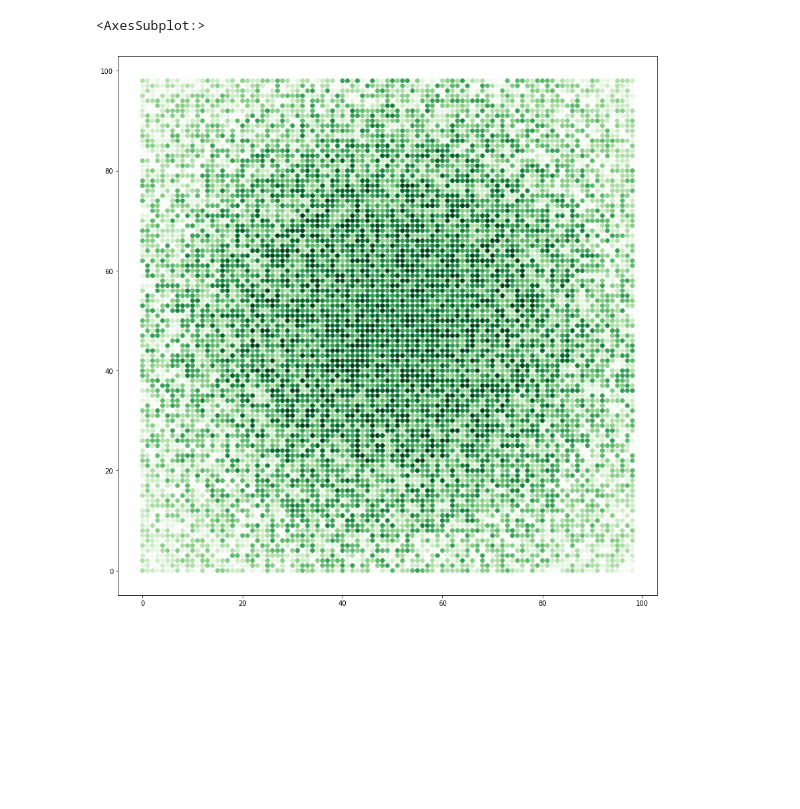
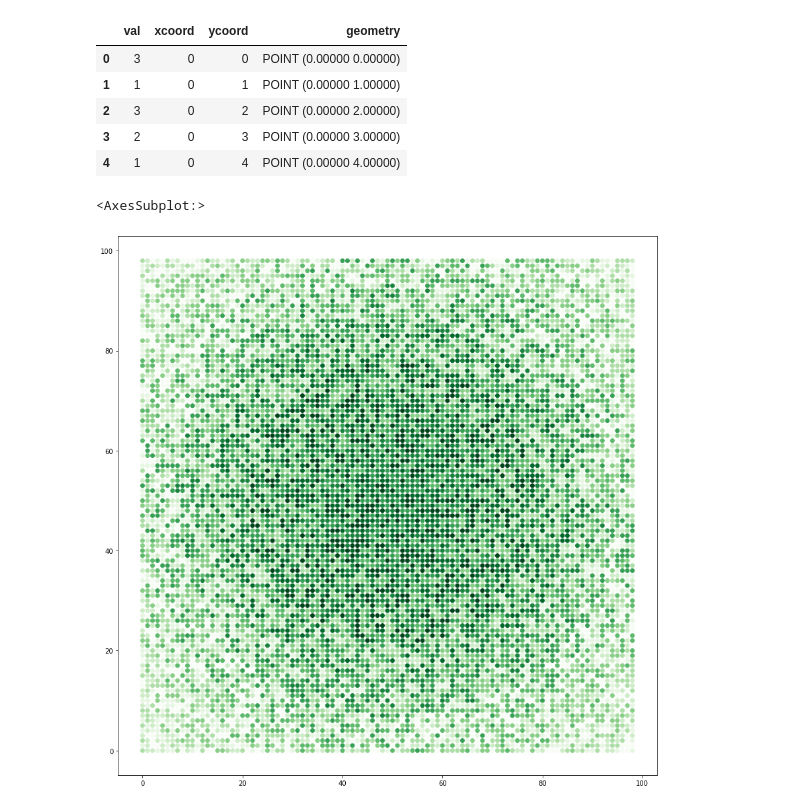
Before and after one commit to christyheaton/advent2022, a Jupyter notebook: day8.ipynb, the cells around one changed output. Drawn from its saved outputs; the diff is of its cells as text; code cells hidden in the pictures; blank space fills up the shorter version.

```diff
--- a/day8.ipynb
+++ b/day8.ipynb
@@ -25,6 +26,15 @@ df = pd.DataFrame(data_list)
 # %%
 geometry = [Point(xy) for xy in zip(df.xcoord, df.ycoord)]
 gdf = gpd.GeoDataFrame(df, geometry=geometry)
+# %%
+gdf.head()
+# %% [output]
+|  | val | xcoord | ycoord | geometry |
+| 0 | 3 | 0 | 0 | POINT (0.00000 0.00000) |
+| 1 | 1 | 0 | 1 | POINT (0.00000 1.00000) |
+| 2 | 3 | 0 | 2 | POINT (0.00000 2.00000) |
+| 3 | 2 | 0 | 3 | POINT (0.00000 3.00000) |
+| 4 | 1 | 0 | 4 | POINT (0.00000 4.00000) |
 # %%
 gdf.plot('val', cmap = 'Greens', figsize=(15,15))
 # %% [output]
```
Also changed, not shown: parts of 7 cells of this notebook.
